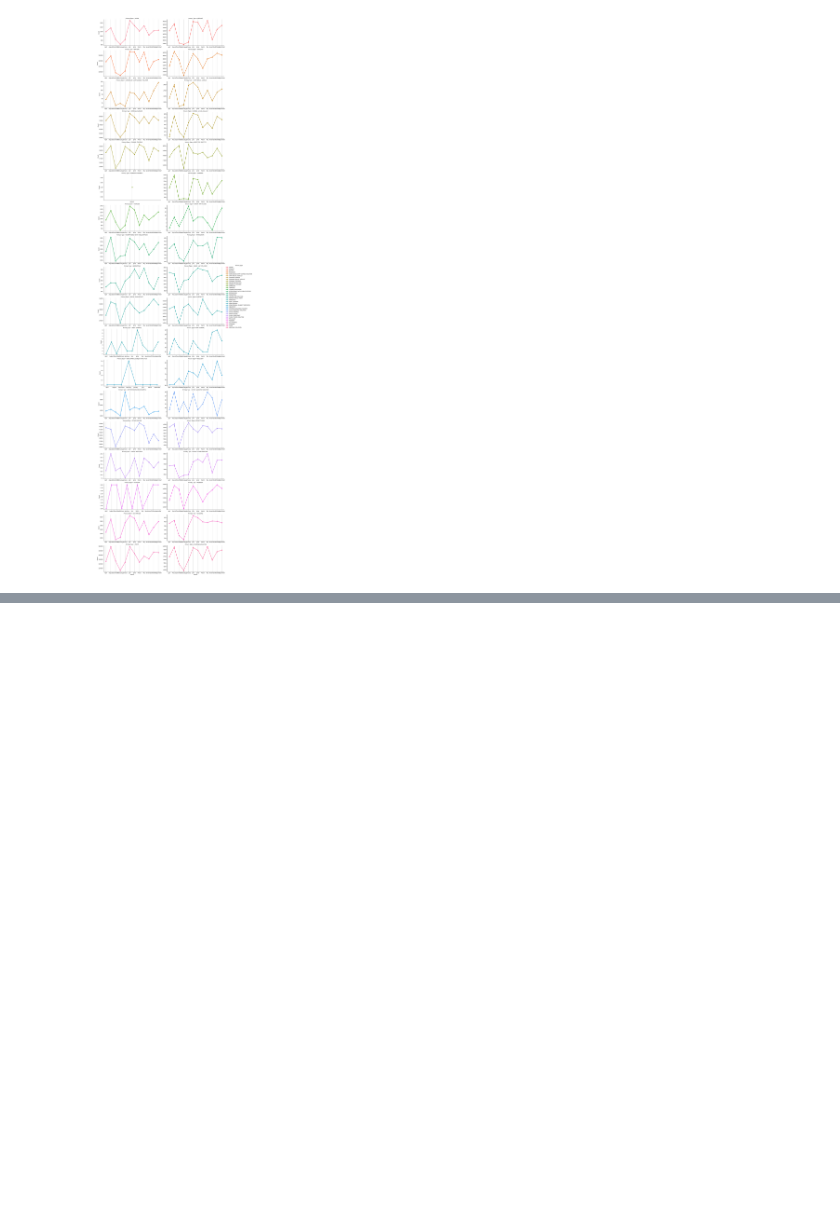
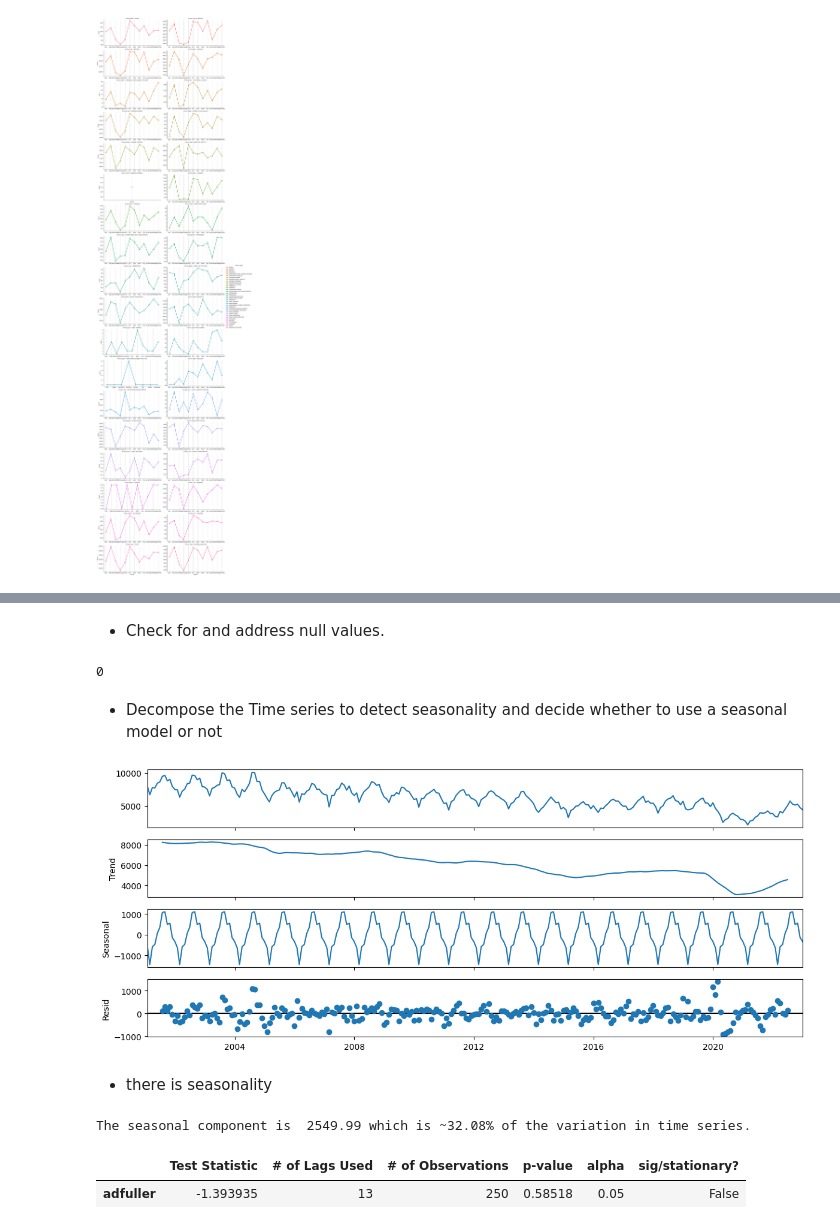
Before and after one commit to halaabbadi1/Project3-, a Jupyter notebook: Project_3.ipynb, the cells around one changed output, grey strips where cells are left out. Saved outputs shown, nothing was run; the diff lists cells and outputs as text; code cells hidden in the pictures; blank space fills up the shorter version.

```diff
--- a/Project_3.ipynb
+++ b/Project_3.ipynb
@@ -327,0 +554,3 @@ g = sns.catplot(data=crime_type_by_month_melted, x='month', y='Count', hue='Prim
+# %%
+theft_ts = df[df['Primary Type'] == 'THEFT'].resample('M').size()
+theft_ts
@@ -327,0 +573,27 @@ g = sns.catplot(data=crime_type_by_month_melted, x='month', y='Count', hue='Prim
+# %% [markdown]
+* Check for and address null values.
+# %%
+theft_ts.isna().sum()
+# %% [output]
+0
+# %% [markdown]
+* Decompose the Time series to detect seasonality and decide whether to use a seasonal model or not
+# %%
+decomp = tsa.seasonal_decompose(theft_ts)
+fig = decomp.plot()
+fig.set_size_inches(12,5)
+fig.tight_layout()
+# %% [output]
+[figure, added]
+# %% [markdown]
+* there is seasonality
+# %%
+seasonal_delta = decomp.seasonal.max() - decomp.seasonal.min()
+print(f'The seasonal component is {seasonal_delta: .2f} which is ~{seasonal_delta/(theft_ts.max()-theft_ts.min()) * 100 :.2f}% of the variation in time series.')
+# %% [output]
+The seasonal component is  2549.99 which is ~32.08% of the variation in time series.
+# %%
+get_adfuller_results(theft_ts)
+# %% [output]
+|  | Test Statistic | # of Lags Used | # of Observations | p-value | alpha | sig/stationary? |
+| adfuller | -1.393935 | 13 | 250 | 0.58518 | 0.05 | False |
```
Also changed, not shown: parts of 54 cells of this notebook.
